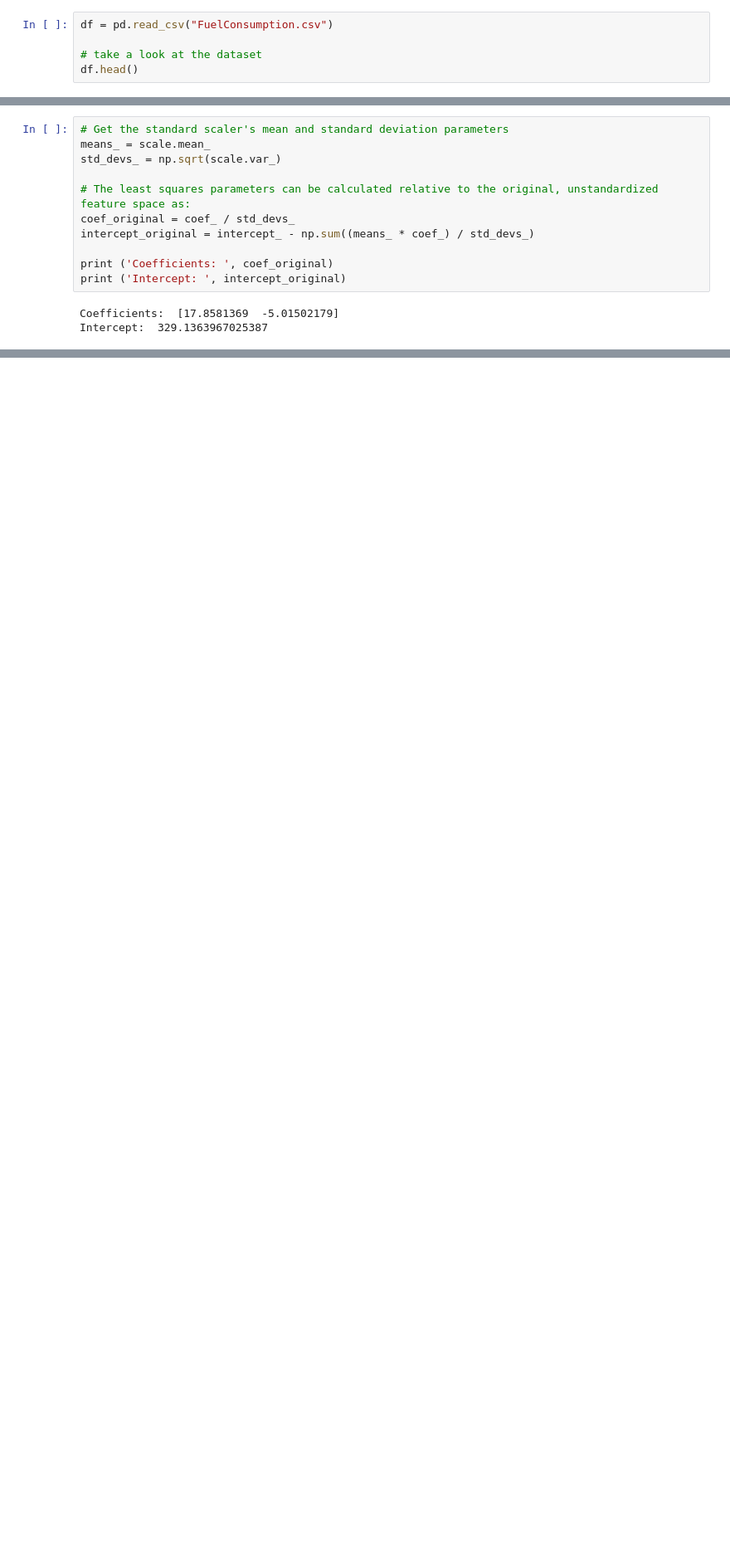
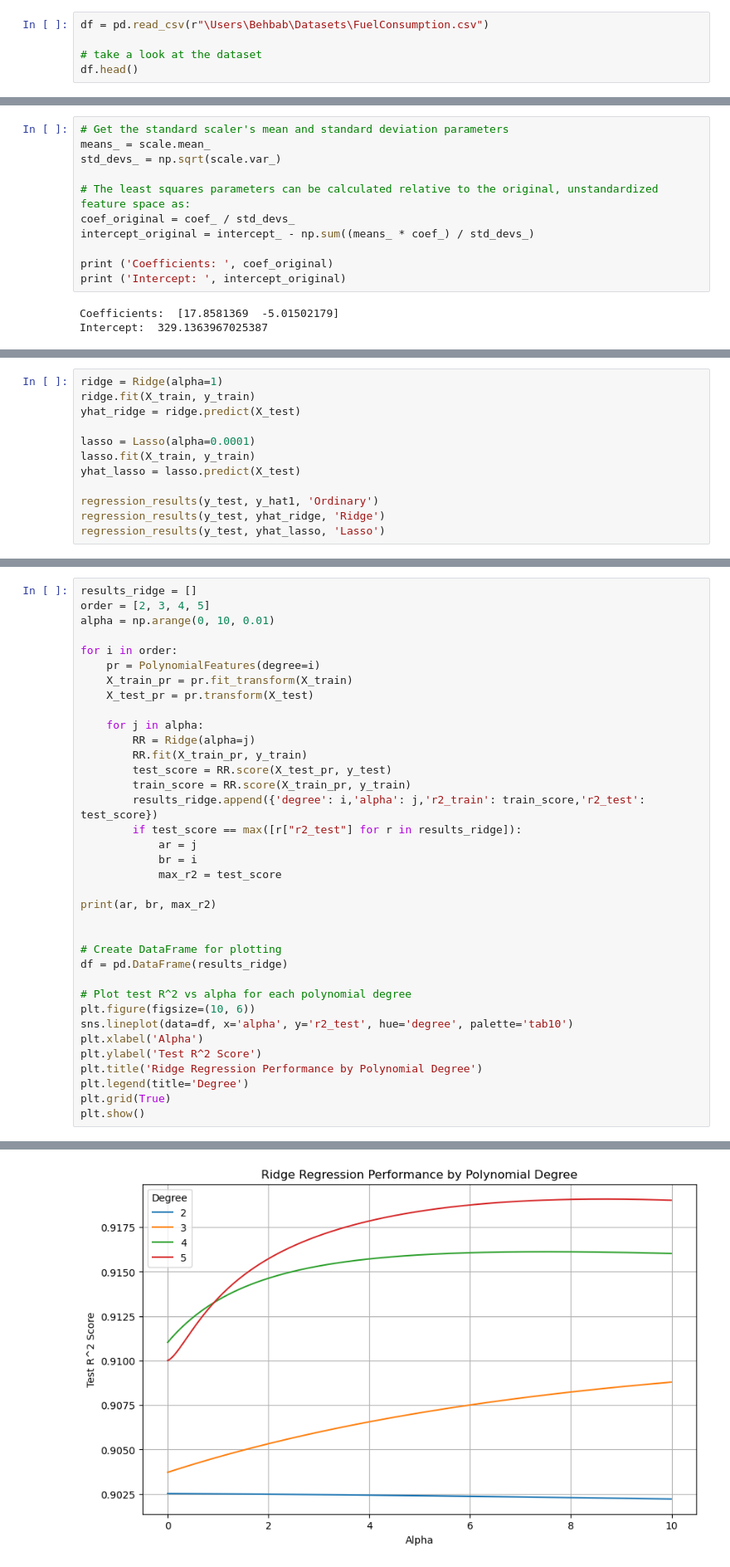
Before and after one commit to zahra-ahmadbeigloo/Data-analysis-projects, a Jupyter notebook: Fuel-Consumption/Fuel-Consumption.ipynb, the cells around one changed output, grey strips where cells are left out. Shown: that part at 83% size. Saved outputs shown, nothing was run; the diff lists cells and outputs as text; blank space fills up the shorter version.

Commit message:
Merge branch 'main' of https://github.com/zahra-ahmadbeigloo/Data-analysis-projects

```diff
--- a/Fuel-Consumption/Fuel-Consumption.ipynb
+++ b/Fuel-Consumption/Fuel-Consumption.ipynb
@@ -19,7 +20,7 @@ print(path)
 # %% [output]
 C:\Users\Behbab\.cache\kagglehub\datasets\ayusha232\fuelconsumptioncsv\versions\1
 # %%
-df = pd.read_csv("FuelConsumption.csv")
+df = pd.read_csv(r"\Users\Behbab\Datasets\FuelConsumption.csv")
 
 # take a look at the dataset
 df.head()
@@ -263,0 +280,12 @@ plt.show()
+# %%
+ridge = Ridge(alpha=1)
+ridge.fit(X_train, y_train)
+yhat_ridge = ridge.predict(X_test)
+
+lasso = Lasso(alpha=0.0001)
+lasso.fit(X_train, y_train)
+yhat_lasso = lasso.predict(X_test)
+
+regression_results(y_test, y_hat1, 'Ordinary')
+regression_results(y_test, yhat_ridge, 'Ridge')
+regression_results(y_test, yhat_lasso, 'Lasso')
@@ -263,0 +313,37 @@ plt.show()
+# %%
+results_ridge = []
+order = [2, 3, 4, 5]
+alpha = np.arange(0, 10, 0.01)
+
+for i in order:
+    pr = PolynomialFeatures(degree=i)
+    X_train_pr = pr.fit_transform(X_train)
+    X_test_pr = pr.transform(X_test)
+
+    for j in alpha:
+        RR = Ridge(alpha=j)
+        RR.fit(X_train_pr, y_train)
+        test_score = RR.score(X_test_pr, y_test)
+        train_score = RR.score(X_train_pr, y_train)
+        results_ridge.append({'degree': i,'alpha': j,'r2_train': train_score,'r2_test': test_score})
+        if test_score == max([r["r2_test"] for r in results_ridge]):
+            ar = j
+            br = i
+            max_r2 = test_score
+
+print(ar, br, max_r2)
+
+
+# Create DataFrame for plotting
+df = pd.DataFrame(results_ridge)
+
+# Plot test R^2 vs alpha for each polynomial degree
+plt.figure(figsize=(10, 6))
+sns.lineplot(data=df, x='alpha', y='r2_test', hue='degree', palette='tab10')
+plt.xlabel('Alpha')
+plt.ylabel('Test R^2 Score')
+plt.title('Ridge Regression Performance by Polynomial Degree')
+plt.legend(title='Degree')
+plt.grid(True)
+plt.show()
+# %% [output]
@@ -263,0 +351 @@ plt.show()
+[figure, added]
```
Also changed, not shown: parts of 7 cells of this notebook.
